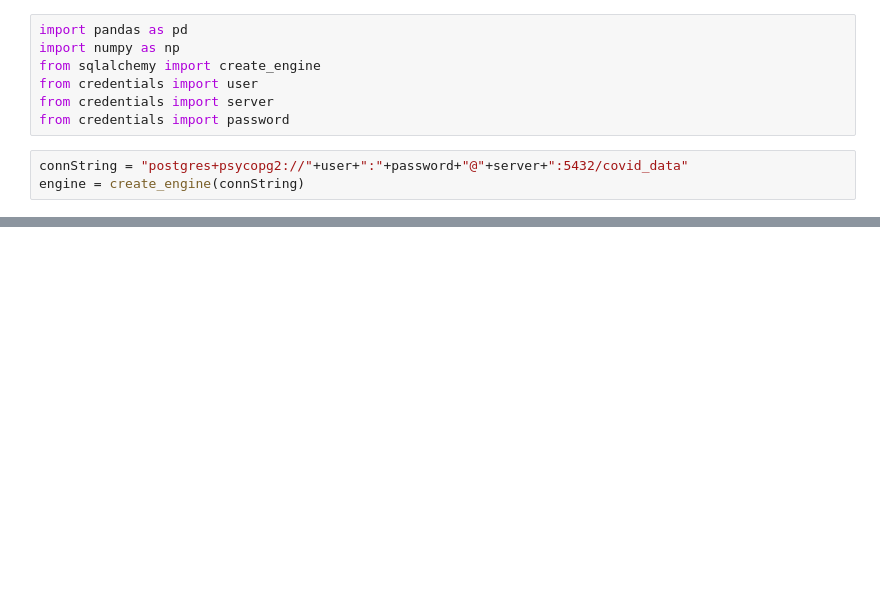
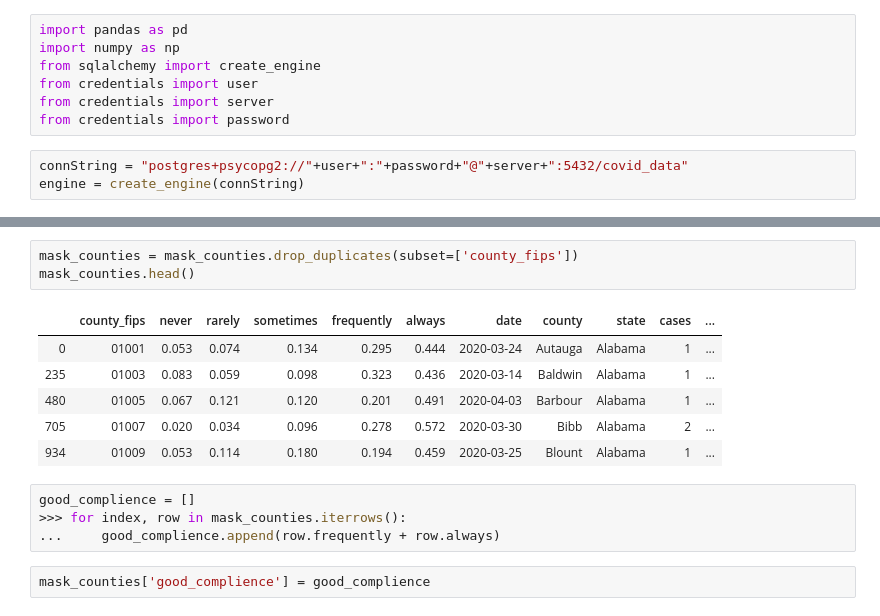
Before and after one commit to nataliaz87/nashville-covid-quaranteam, a Jupyter notebook: notebooks/SQL import.ipynb, the cells around one changed output, grey strips where cells are left out. Saved outputs shown, nothing was run; the diff lists cells and outputs as text; blank space fills up the shorter version.

```diff
--- a/notebooks/SQL import.ipynb
+++ b/notebooks/SQL import.ipynb
@@ -20,0 +57,16 @@ counties.head(5)
+# %%
+mask_counties = mask_counties.drop_duplicates(subset=['county_fips'])
+mask_counties.head()
+# %% [output]
+|  | county_fips | never | rarely | sometimes | frequently | always | date | county | state | cases | ... |
+| 0 | 01001 | 0.053 | 0.074 | 0.134 | 0.295 | 0.444 | 2020-03-24 | Autauga | Alabama | 1 | ... |
+| 235 | 01003 | 0.083 | 0.059 | 0.098 | 0.323 | 0.436 | 2020-03-14 | Baldwin | Alabama | 1 | ... |
+| 480 | 01005 | 0.067 | 0.121 | 0.120 | 0.201 | 0.491 | 2020-04-03 | Barbour | Alabama | 1 | ... |
+| 705 | 01007 | 0.020 | 0.034 | 0.096 | 0.278 | 0.572 | 2020-03-30 | Bibb | Alabama | 2 | ... |
+| 934 | 01009 | 0.053 | 0.114 | 0.180 | 0.194 | 0.459 | 2020-03-25 | Blount | Alabama | 1 | ... |
+# %%
+good_complience = []
+>>> for index, row in mask_counties.iterrows():
+...     good_complience.append(row.frequently + row.always)
+# %%
+mask_counties['good_complience'] = good_complience
```
Also changed, not shown: parts of 17 cells of this notebook, 1 other file.
